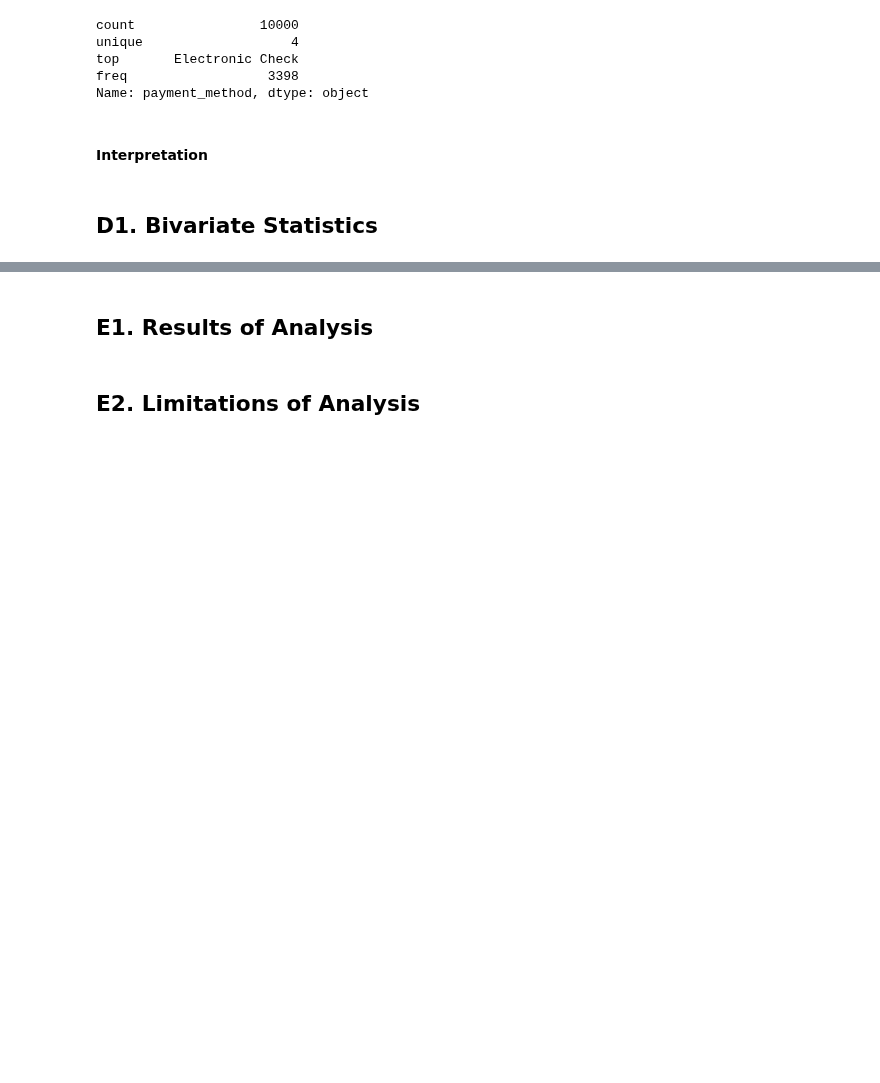
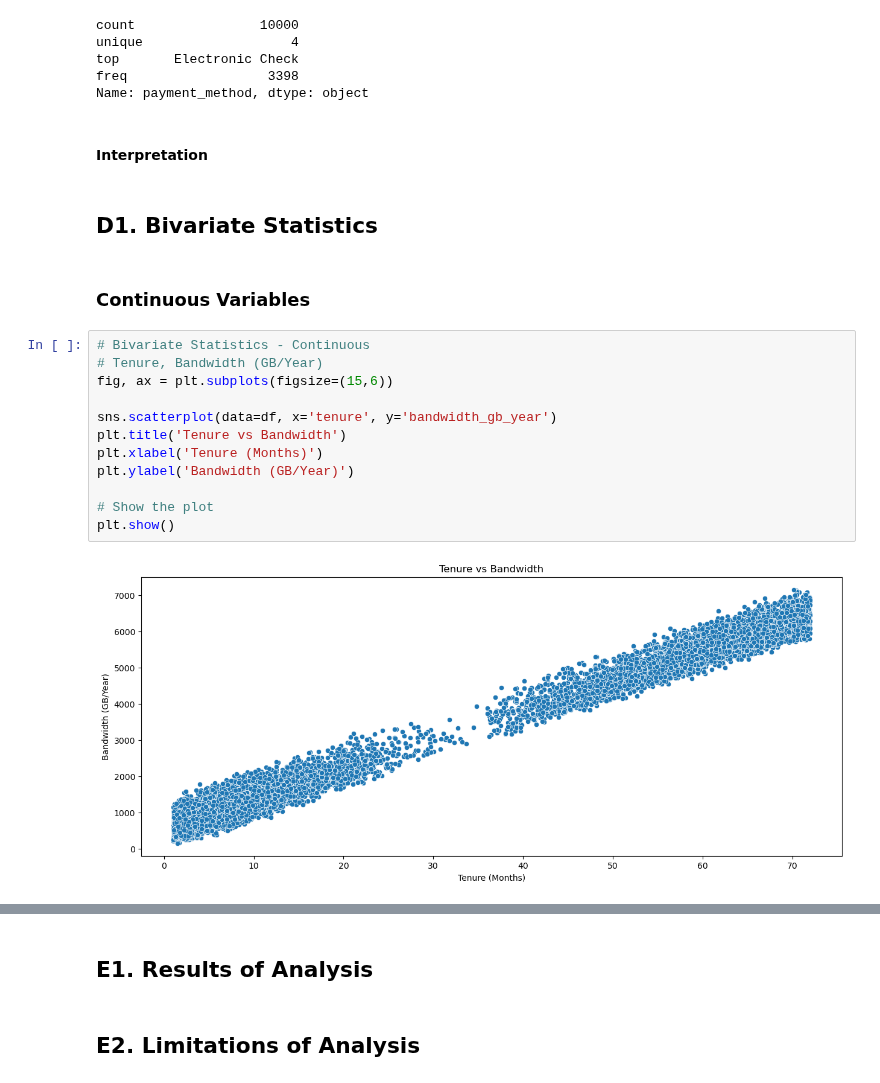
Before and after one commit to smmurdock/WGU-MSDA-DS, a Jupyter notebook: D207/Murdock_Shanay D207 PA Churn.ipynb, the cells around one changed output, grey strips where cells are left out. Cells and saved outputs as stored; diff of their text form; blank space fills up the shorter version.

Commit message:
Add D1. Bivariate Statistics

```diff
--- a/D207/Murdock_Shanay D207 PA Churn.ipynb
+++ b/D207/Murdock_Shanay D207 PA Churn.ipynb
@@ -472,3 +472,19 @@ Name: payment_method, dtype: object
 #### Interpretation
 # %% [markdown]
 ## D1. Bivariate Statistics
+# %% [markdown]
+### Continuous Variables
+# %%
+# Bivariate Statistics - Continuous
+# Tenure, Bandwidth (GB/Year)
+fig, ax = plt.subplots(figsize=(15,6))
+
+sns.scatterplot(data=df, x='tenure', y='bandwidth_gb_year')
+plt.title('Tenure vs Bandwidth')
+plt.xlabel('Tenure (Months)')
+plt.ylabel('Bandwidth (GB/Year)')
+
+# Show the plot
+plt.show()
+# %% [output]
+[figure, added]
```
Also changed, not shown: parts of 4 cells of this notebook.
